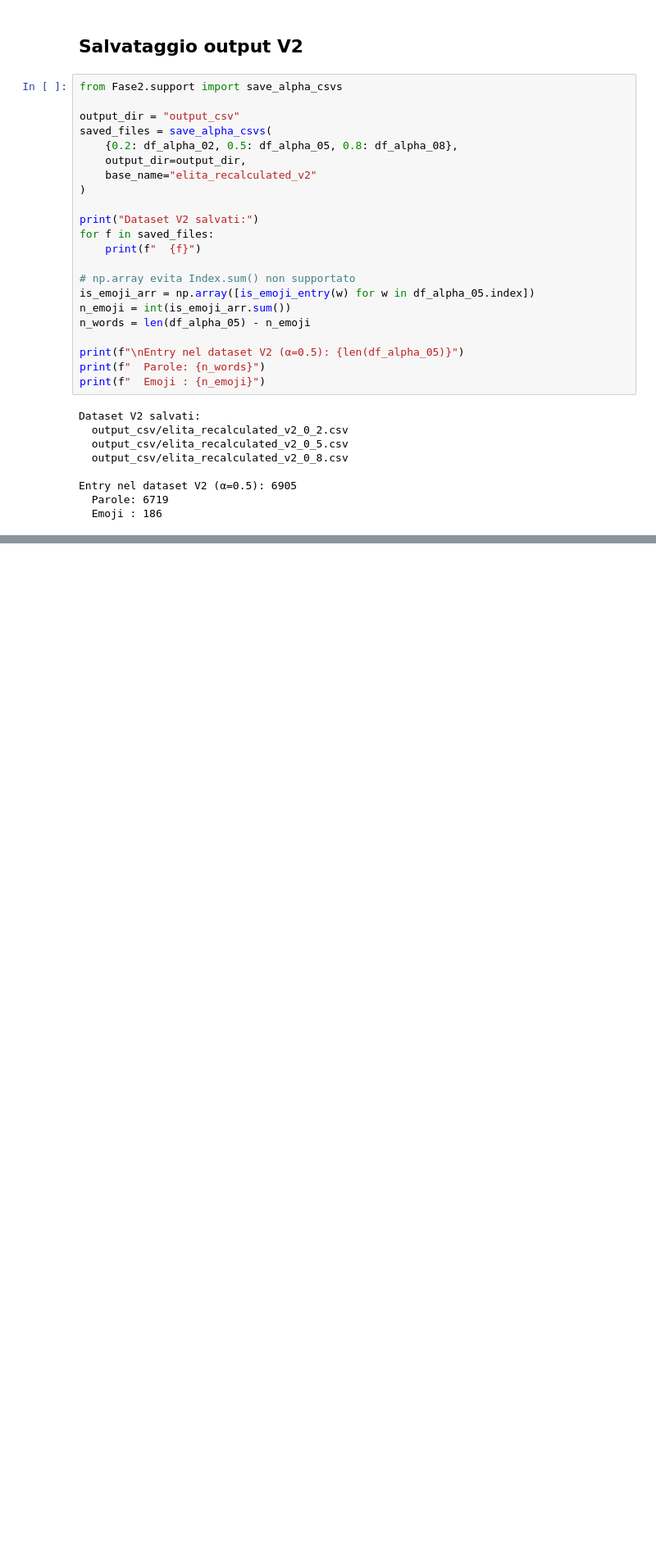
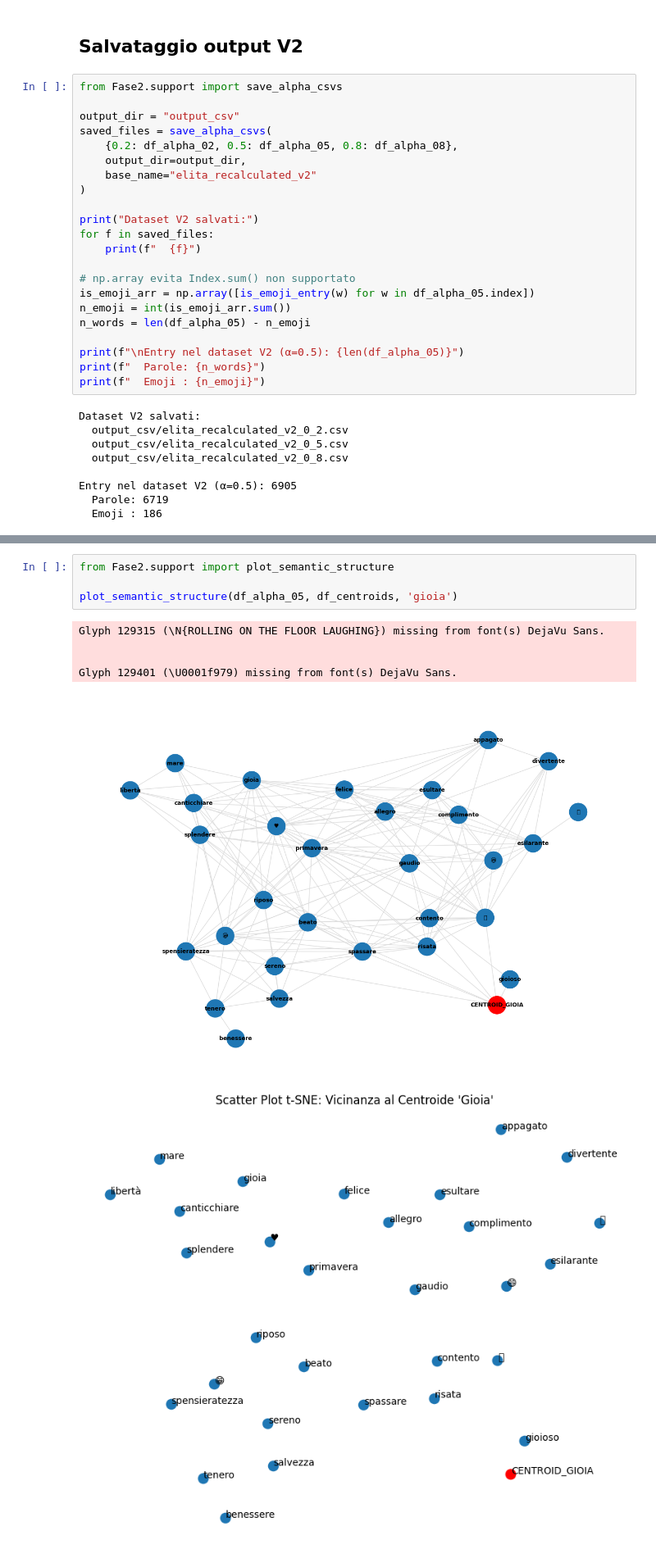
Before and after one commit to V3R0N1C4/ELIta_tesi, a Jupyter notebook: Fase2/Valutazione_e_Ricalcolo_V2.ipynb, the cells around one changed output, grey strips where cells are left out. Shown at 82% size. Saved outputs shown, nothing was run; the diff lists cells and outputs as text; blank space fills up the shorter version.

```diff
--- a/Fase2/Valutazione_e_Ricalcolo_V2.ipynb
+++ b/Fase2/Valutazione_e_Ricalcolo_V2.ipynb
@@ -345,0 +430,11 @@ Entry nel dataset V2 (α=0.5): 6905
+# %%
+from Fase2.support import plot_semantic_structure
+
+plot_semantic_structure(df_alpha_05, df_centroids, 'gioia')
+# %% [output]
+Glyph 129315 (\N{ROLLING ON THE FLOOR LAUGHING}) missing from font(s) DejaVu Sans.
+
+
+Glyph 129401 (\U0001f979) missing from font(s) DejaVu Sans.
+[figure, added]
+[figure, added]
```
Also changed, not shown: parts of 6 cells of this notebook, 1 other file.
